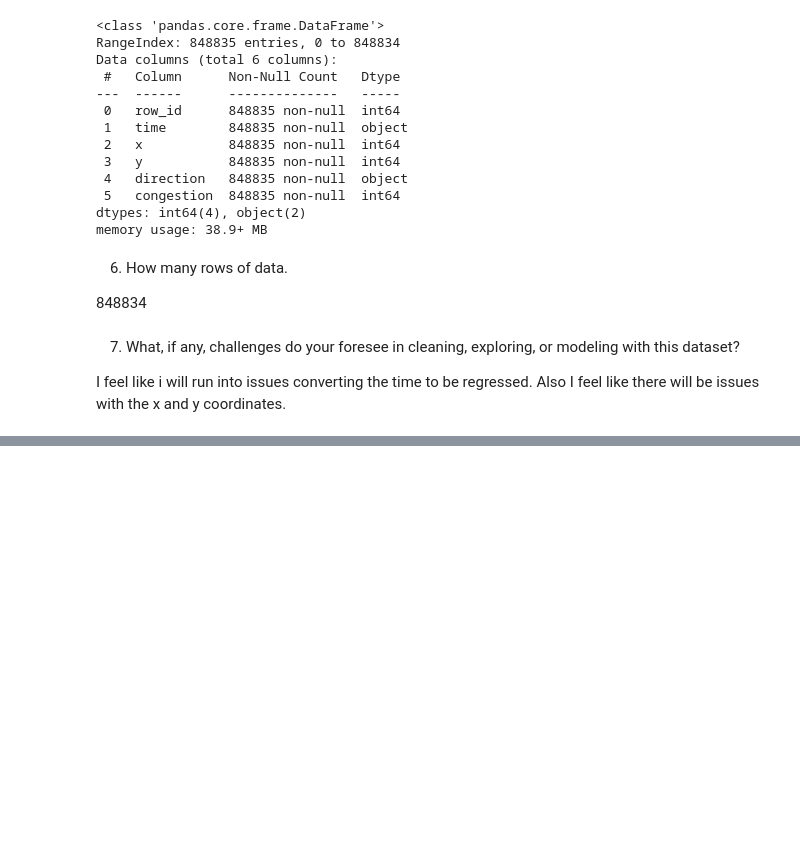
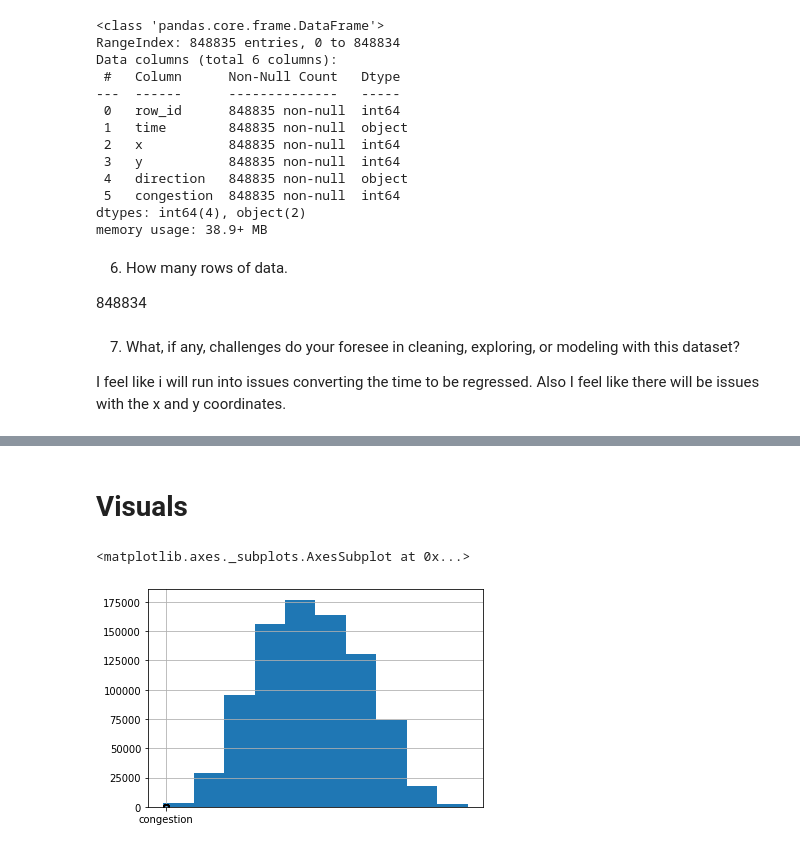
Before and after one commit to svohra10/Project-2-Coding-Dojo, a Jupyter notebook: Project_2.ipynb, the cells around one changed output, grey strips where cells are left out. Drawn from its saved outputs; the diff is of its cells as text; code cells hidden in the pictures; blank space fills up the shorter version.

```diff
--- a/Project_2.ipynb
+++ b/Project_2.ipynb
@@ -115,0 +130,7 @@ Regression
+# %%
+df['day'] = df['time'].dt.day
+df['month'] = df['time'].dt.month
+df['year'] = df['time'].dt.year
+df['hour'] = df['time'].dt.hour
+df['minute'] = df['time'].dt.minute
+df['second'] = df['time'].dt.second
@@ -115,0 +146,2 @@ Regression
+# %%
+df = df.drop('time', axis = 1)
@@ -115,0 +174,2 @@ Regression
+# %%
+df = df.drop('second', axis = 1)
@@ -115,0 +190,3 @@ Regression
+# %%
+df['direction'].replace({'EB':0, 'NB':1, 'SB':2, 'WB':3, 'NE':4, 'SW': 4, 'NW':5, 'SE': 6}, inplace=True)
+df['direction'].value_counts()
@@ -115,0 +202,8 @@ Regression
+# %% [markdown]
+# Visuals
+# %%
+# Create box plot to visualize target variable
+df['congestion'].hist();
+# %% [output]
+<matplotlib.axes._subplots.AxesSubplot at 0x...>
+[figure, added]
```
Also changed, not shown: parts of 43 cells of this notebook.
